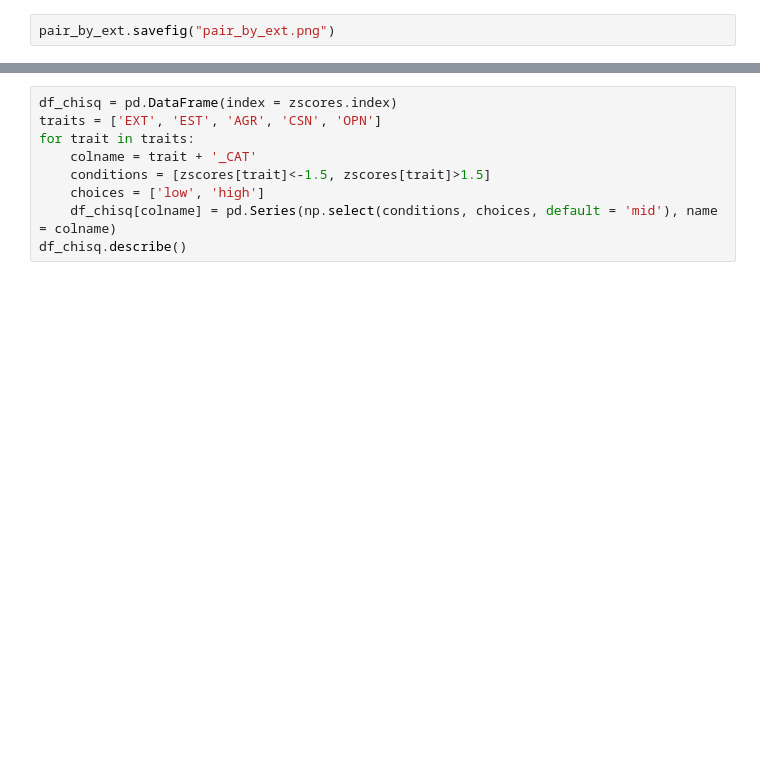
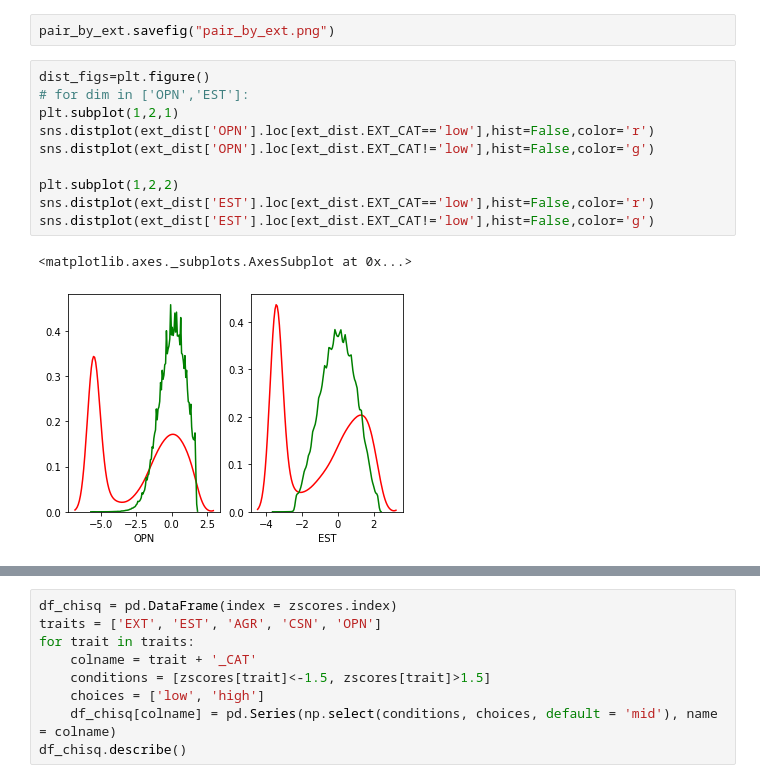
Before and after one commit to adi-ar/BigFiveTraits_EDA, a Jupyter notebook: EDA.ipynb, the cells around one changed output, grey strips where cells are left out. Cells and saved outputs as stored; diff of their text form; blank space fills up the shorter version.

Commit message:
added distribution plots

```diff
--- a/EDA.ipynb
+++ b/EDA.ipynb
@@ -226,3 +226,16 @@ pair_by_ext=sns.pairplot(x_vars=["EST"], y_vars=["OPN"], data=ext_anova, hue="EX
 [figure]
 # %%
 pair_by_ext.savefig("pair_by_ext.png")
+# %%
+dist_figs=plt.figure()
+# for dim in ['OPN','EST']:
+plt.subplot(1,2,1)
+sns.distplot(ext_dist['OPN'].loc[ext_dist.EXT_CAT=='low'],hist=False,color='r')
+sns.distplot(ext_dist['OPN'].loc[ext_dist.EXT_CAT!='low'],hist=False,color='g')
+
+plt.subplot(1,2,2)
+sns.distplot(ext_dist['EST'].loc[ext_dist.EXT_CAT=='low'],hist=False,color='r')
+sns.distplot(ext_dist['EST'].loc[ext_dist.EXT_CAT!='low'],hist=False,color='g')
+# %% [output]
+<matplotlib.axes._subplots.AxesSubplot at 0x...>
+[figure, added]
```
Also changed, not shown: parts of 4 cells of this notebook.
